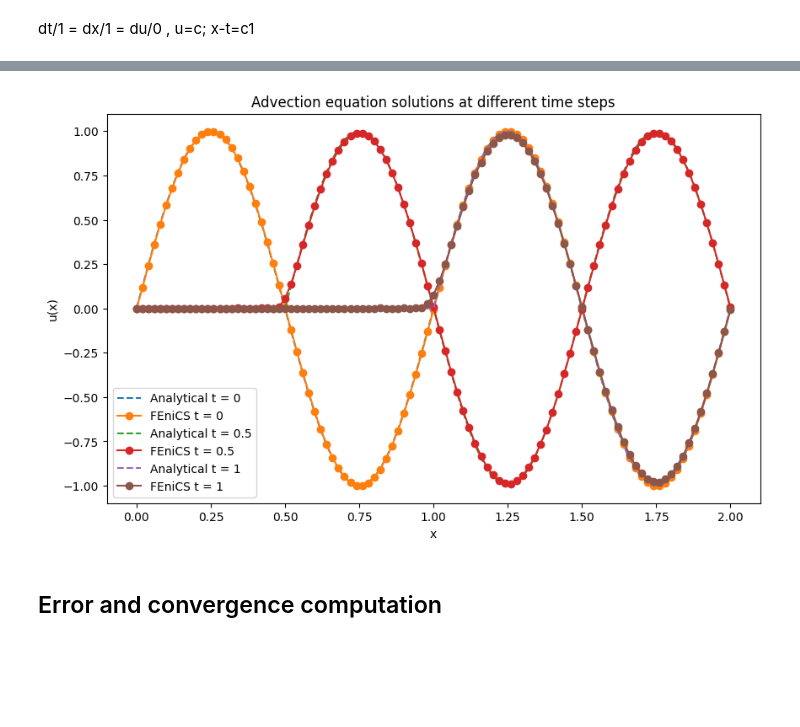
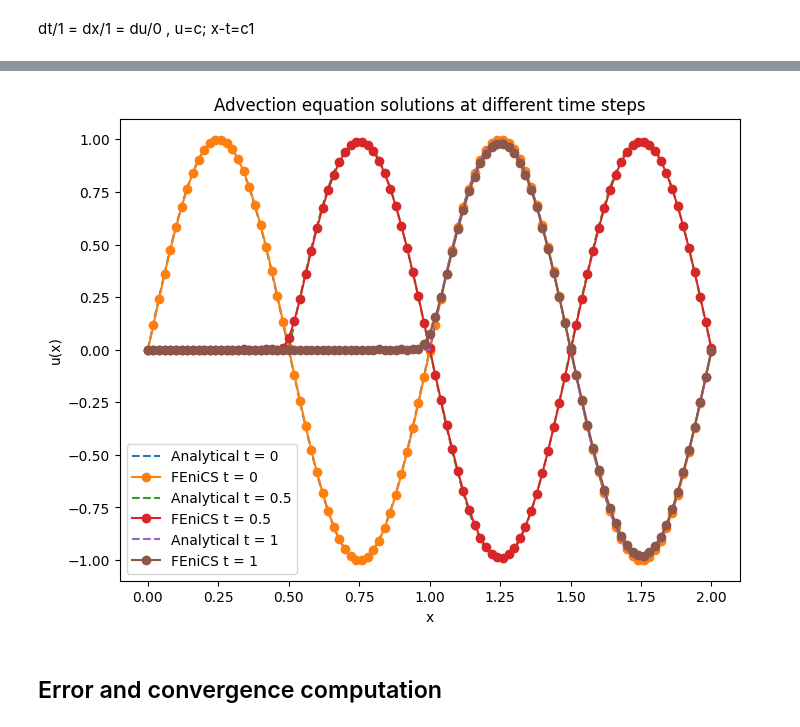
Before and after one commit to partha-sakha-paul/FEniCS_Landlab, a Jupyter notebook: Pure_Advection_1D_by_FEniCS_with_error_conv.ipynb, the cells around one changed output, grey strips where cells are left out. Drawn from its saved outputs; the diff is of its cells as text; code cells hidden in the pictures; blank space fills up the shorter version.

```diff
--- a/Pure_Advection_1D_by_FEniCS_with_error_conv.ipynb
+++ b/Pure_Advection_1D_by_FEniCS_with_error_conv.ipynb
@@ -12,6 +12,7 @@ dt/1 = dx/1 = du/0  , u=c; x-t=c1
 import numpy as np
 from mpi4py import MPI
 from dolfinx import mesh, fem
+import ufl
 from ufl import TrialFunction, TestFunction, inner, grad, dx
 from dolfinx.fem.petsc import LinearProblem
 import matplotlib.pyplot as plt
@@ -33,7 +34,7 @@ u_n = fem.Function(V)
 u_n.interpolate(lambda x: np.sin(2 * np.pi * x[0]))
 
 # Step 4: Define trial and test functions
-u = TrialFunction(V)
+u = ufl.TrialFunction(V)
 v = TestFunction(V)
 
 # Step 5: Weak form for the advection equation using a backward Euler method
@@ -54,7 +55,7 @@ u_new = fem.Function(V)  # Solution at the new time step
 problem = LinearProblem(a, L)
 
 # Store solutions for desired time steps
-times_to_store = [0,0.5,1]
+times_to_store = [0,0.5,1.0]
 stored_solutions = {}
 
 for n in range(num_steps+1):
@@ -75,7 +76,7 @@ for n in range(num_steps+1):
 mesh_points = V.tabulate_dof_coordinates()[:, 0]
 
 # Plot numerical and analytical solutions at different time steps
-plt.figure(figsize=(10, 6))
+plt.figure(figsize=(6, 4))
 
 for time in times_to_store:
     # Analytical solution at this time step
@@ -153,7 +154,10 @@ def boundary_left(x):
 # np.isclose(0.0, 0.0) -> True
 
 u_D = fem.Function(V)  # Dirichlet condition is zero
+# print(u_D.x.array)
 bc = fem.dirichletbc(u_D, fem.locate_dofs_geometrical(V, boundary_left))
+# print(u_D.x.array)
+
 
 # Step 7: Time-stepping loop
 u_new = fem.Function(V)  # Solution at the new time step
@@ -178,35 +182,36 @@ for n in range(num_steps+1):
 
 # Step 8: Compare FEniCS solutions with analytical solutions at different time steps
 # Get the coordinates of the mesh points (for FEniCS solution)
 mesh_points = V.tabulate_dof_coordinates()[:, 0]
 
 # Plot numerical and analytical solutions at different time steps
-plt.figure(figsize=(10, 6))
+plt.figure(figsize=(8, 6))
 
 for time in times_to_store:
     # Analytical solution at this time step
     u_analytical = np.zeros_like(mesh_points)
     for i, x in enumerate(mesh_points):
         if x >= c * time:
             u_analytical[i] = np.sin(2 * np.pi * (x - c * time))
     # # Analytical solution at this time step
     # u_analytical = np.sin(2 * np.pi * (mesh_points - c * time))
 
     # FEniCS solution stored at this time step
     u_fenics = stored_solutions[time]
+    # print(u_fenics)
 
     # Plotting the solutions
     plt.plot(mesh_points, u_analytical, linestyle="dashed", label=f"Analytical t = {time}")
     plt.plot(mesh_points, u_fenics, marker='o', linestyle="solid", label=f"FEniCS t = {time}")
 
 # Final plot configurations
 plt.legend()
 plt.xlabel("x")
 plt.ylabel("u(x)")
 plt.title(f"Advection equation solutions at different time steps")
 plt.show()
 # %% [output]
-[figure, old version]
+[figure, new version]
 # %% [markdown]
 ## Error and convergence computation
 # %%
```
Also changed, not shown: parts of 10 cells of this notebook.
